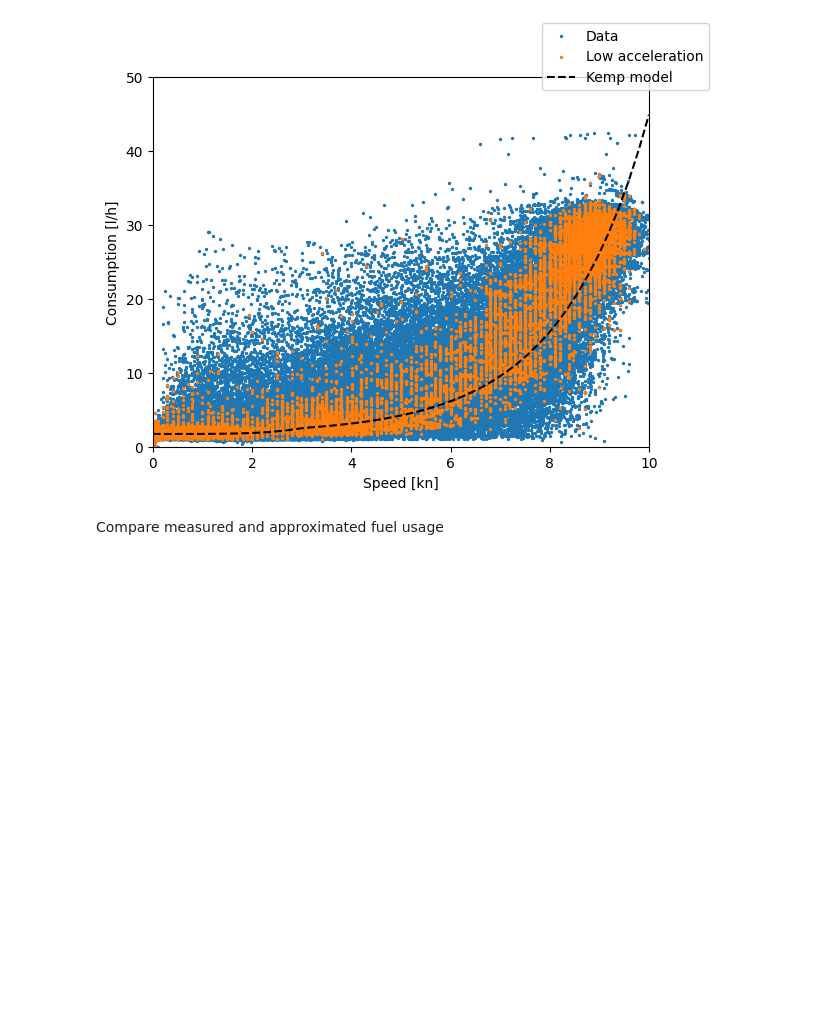
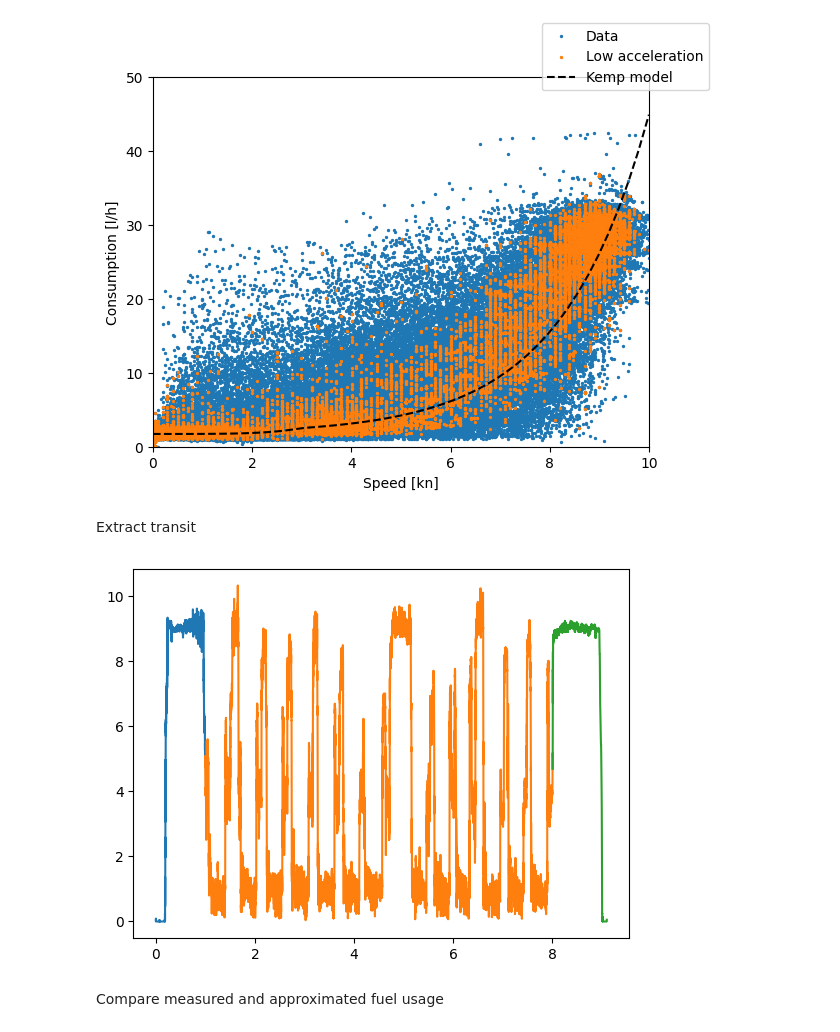
Before and after one commit to arvidsorfeldt/py-fish, a Jupyter notebook: fredrika.ipynb, the cells around one changed output. Saved outputs shown, nothing was run; the diff lists cells and outputs as text; code cells hidden in the pictures; blank space fills up the shorter version.

```diff
--- a/fredrika.ipynb
+++ b/fredrika.ipynb
@@ -40,6 +40,16 @@ fig.legend()
 # %% [output]
 <matplotlib.legend.Legend at 0x...>
 [figure]
+# %% [markdown]
+Extract transit
+# %%
+fix, ax = plt.subplots()
+measured_speed_profile = speed_profile_from_data(date)
+(transit_out, fishing, transit_in) = extract_transit_speed(measured_speed_profile)
+time_fishing = fishing[-1, 0] - fishing[0, 0]
+plot_profiles(ax, transit_out, fishing, transit_in)
+# %% [output]
+[figure, added]
 # %% [markdown]
 Compare measured and approximated fuel usage
 # %%
```
Also changed, not shown: parts of 3 cells of this notebook.
